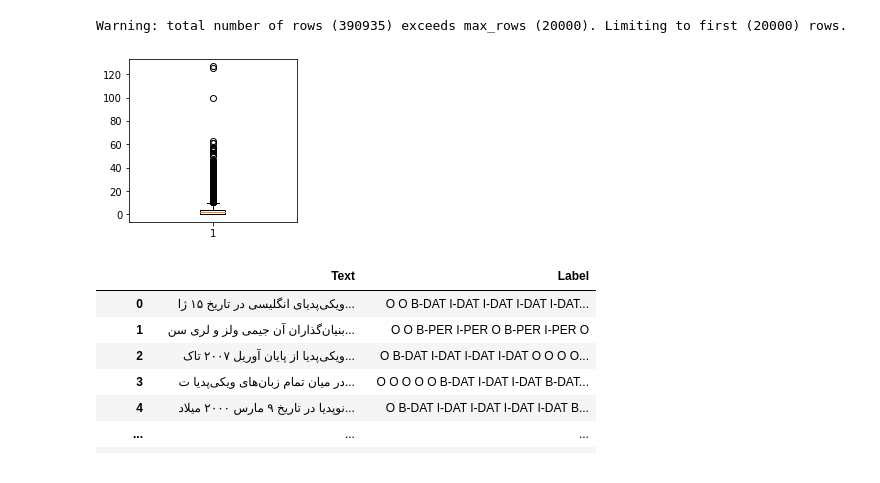
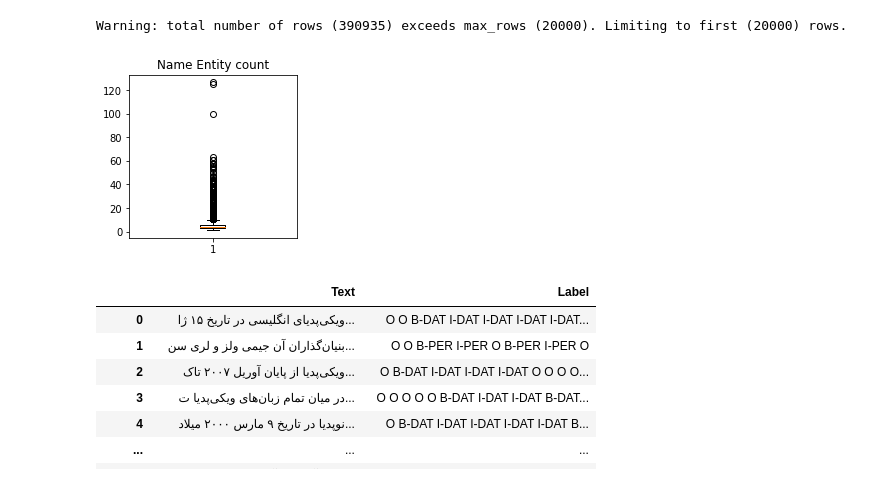
Before and after one commit to E-Ghafour/Persian-Name-Entitiy-Recognition-Ner-, a Jupyter notebook: Code/Persian_Name_Entitiy_Recognition.ipynb, the cells around one changed output. Cells and saved outputs as stored; diff of their text form; code cells hidden in the pictures.

```diff
--- a/Code/Persian_Name_Entitiy_Recognition.ipynb
+++ b/Code/Persian_Name_Entitiy_Recognition.ipynb
@@ -435,10 +437,11 @@ Warning: total number of rows (390935) exceeds max_rows (20000). Limiting to fir
 # %%
 import matplotlib.pyplot as plt
 fig = plt.figure(figsize =(3, 3))
 plt.boxplot(senInfo['NE_Count'])
+plt.title('Name Entity count')
 plt.show()
 # %% [output]
-[figure, old version]
+[figure, new version]
 # %%
 dataSentences.to_csv('/content/drive/MyDrive/NerDatas/innerInputs/dataSentences')
 # %%
```
Also changed, not shown: parts of 74 cells of this notebook.
